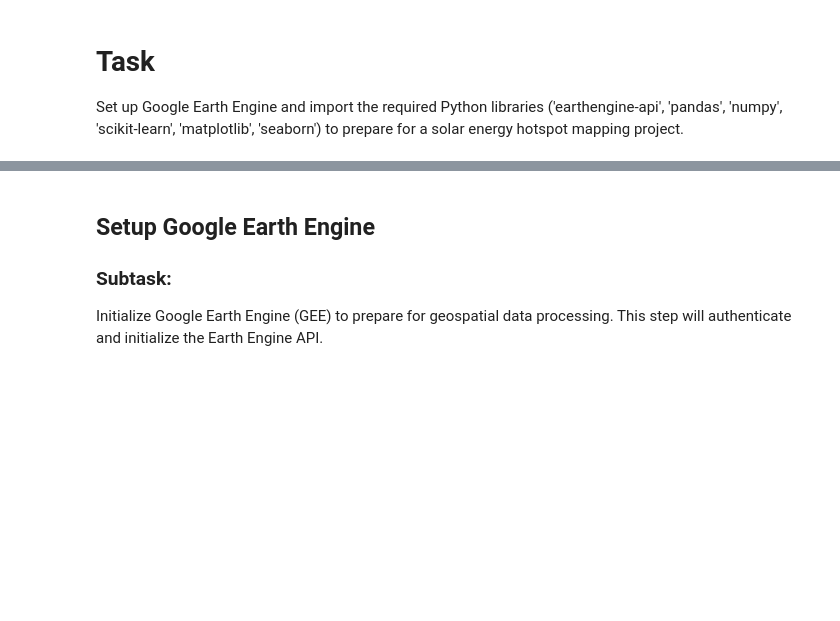
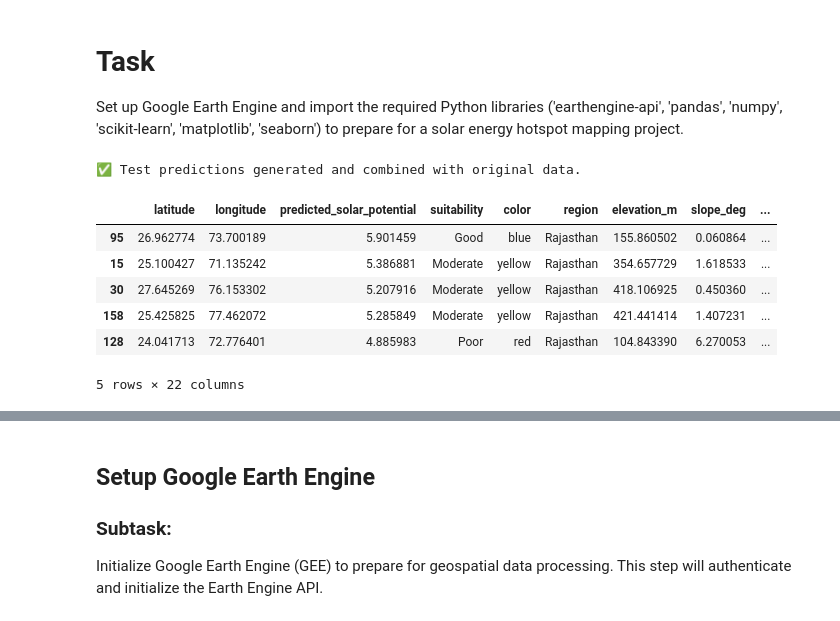
Before and after one commit to b87512924-sys/widsproject, a Jupyter notebook: widsproject.ipynb, the cells around one changed output, grey strips where cells are left out. Saved outputs shown, nothing was run; the diff lists cells and outputs as text; code cells hidden in the pictures; blank space fills up the shorter version.

```diff
--- a/widsproject.ipynb
+++ b/widsproject.ipynb
@@ -72,3 +491,36 @@ This project focuses on identifying and mapping renewable energy hotspots, speci
 # %% [markdown]
 # Task
 Set up Google Earth Engine and import the required Python libraries ('earthengine-api', 'pandas', 'numpy', 'scikit-learn', 'matplotlib', 'seaborn') to prepare for a solar energy hotspot mapping project.
+# %%
+y_test_pred_linear = trained_model_linear.predict(X_test)
+
+# Helper function to assign suitability and color based on solar potential
+def assign_suitability_and_color(potential):
+    if potential > 6.0:
+        return 'Excellent', 'green'
+    elif potential > 5.5:
+        return 'Good', 'blue'
+    elif potential > 5.0:
+        return 'Moderate', 'yellow'
+    else:
+        return 'Poor', 'red'
+
+# Create a DataFrame for test set comparison
+test_results_df = rajasthan_solar_data.loc[y_test.index].copy()
+test_results_df['actual_solar_potential'] = y_test
+test_results_df['predicted_solar_potential_model'] = y_test_pred_linear
+
+test_results_df[['actual_suitability', 'actual_color']] = test_results_df['actual_solar_potential'].apply(lambda x: pd.Series(assign_suitability_and_color(x)))
+test_results_df[['predicted_suitability', 'predicted_color']] = test_results_df['predicted_solar_potential_model'].apply(lambda x: pd.Series(assign_suitability_and_color(x)))
+
+print("✅ Test predictions generated and combined with original data.")
+display(test_results_df.head())
+# %% [output]
+✅ Test predictions generated and combined with original data.
+|  | latitude | longitude | predicted_solar_potential | suitability | color | region | elevation_m | slope_deg | ... |
+| 95 | 26.962774 | 73.700189 | 5.901459 | Good | blue | Rajasthan | 155.860502 | 0.060864 | ... |
+| 15 | 25.100427 | 71.135242 | 5.386881 | Moderate | yellow | Rajasthan | 354.657729 | 1.618533 | ... |
+| 30 | 27.645269 | 76.153302 | 5.207916 | Moderate | yellow | Rajasthan | 418.106925 | 0.450360 | ... |
+| 158 | 25.425825 | 77.462072 | 5.285849 | Moderate | yellow | Rajasthan | 421.441414 | 1.407231 | ... |
+| 128 | 24.041713 | 72.776401 | 4.885983 | Poor | red | Rajasthan | 104.843390 | 6.270053 | ... |
+5 rows × 22 columns
```
Also changed, not shown: parts of 41 cells of this notebook.
